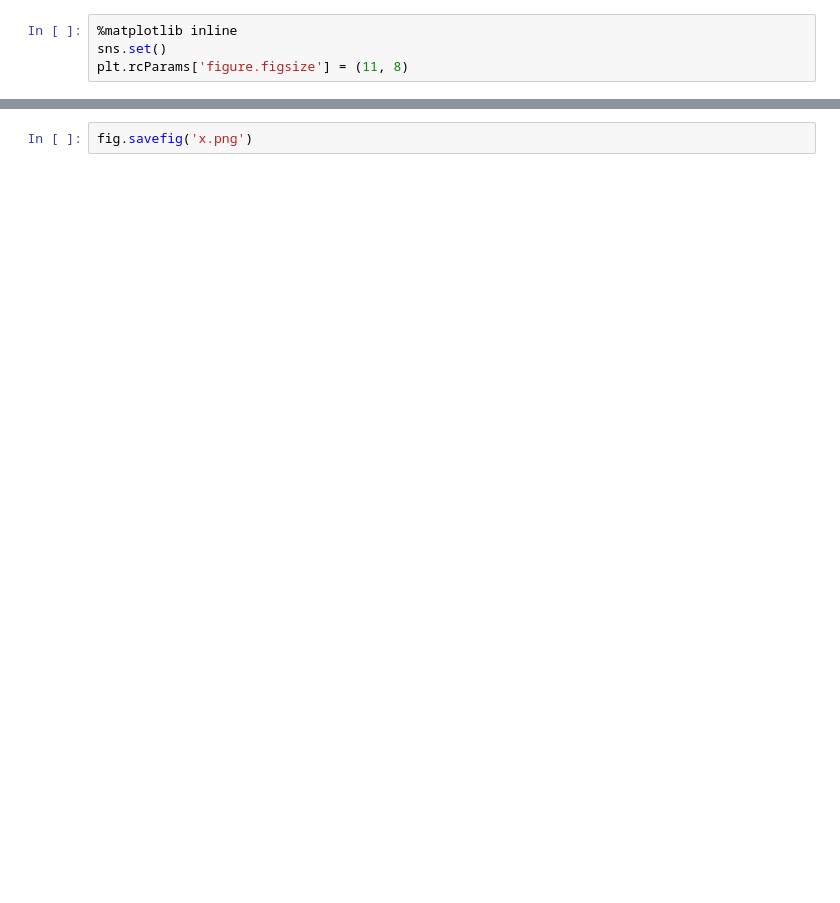
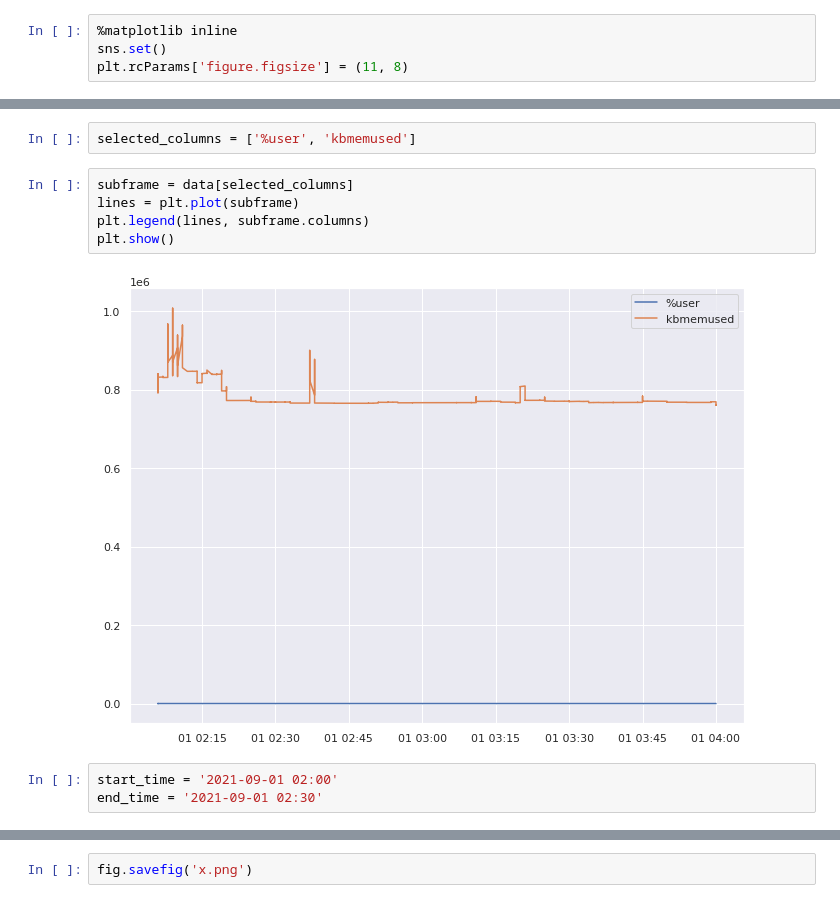
Before and after one commit to genzj/data-visualization-course, a Jupyter notebook: ch02-server-metrics/Answer.ipynb, the cells around one changed output, grey strips where cells are left out. Drawn from its saved outputs; the diff is of its cells as text; blank space fills up the shorter version.

```diff
--- a/ch02-server-metrics/Answer.ipynb
+++ b/ch02-server-metrics/Answer.ipynb
@@ -226,0 +32,12 @@ fig.show()
+# %%
+selected_columns = ['%user', 'kbmemused']
+# %%
+subframe = data[selected_columns]
+lines = plt.plot(subframe)
+plt.legend(lines, subframe.columns)
+plt.show()
+# %% [output]
+[figure, added]
+# %%
+start_time = '2021-09-01 02:00'
+end_time = '2021-09-01 02:30'
```
Also changed, not shown: parts of 39 cells of this notebook, 1 other file.
